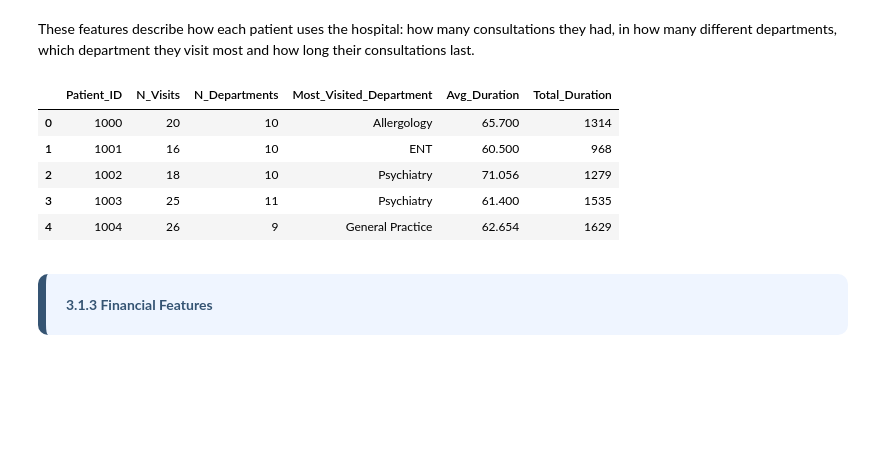
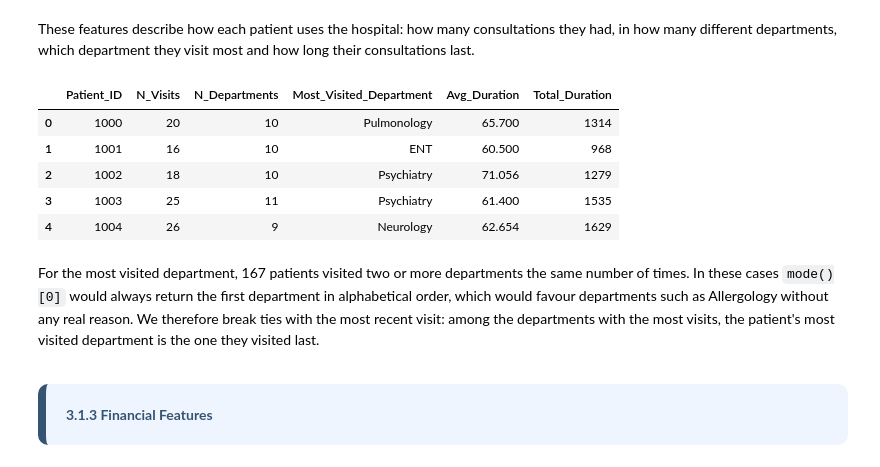
Before and after one commit to martim-dot/Preproc_2627, a Jupyter notebook: Notebook_Group16.ipynb, the cells around one changed output. Cells and saved outputs as stored; diff of their text form; code cells hidden in the pictures; blank space fills up the shorter version.

```diff
--- a/Notebook_Group16.ipynb
+++ b/Notebook_Group16.ipynb
@@ -601,6 +601,3 @@ We confirmed that all values in num_cols were already positive. Applying .abs()
-# %%
-for col in num_cols:
-    df_inconsistent[col] = df_inconsistent[col].abs()
 # %% [markdown]
 <a id="sec-2-4-2"></a>
 <div style="background-color:#EFF5FF; padding:20px; border-radius:10px; border-left:8px solid #355473; color:#355473;">
@@ -1257,18 +1257,24 @@ These features describe how each patient uses the hospital: how many consultatio
 # %%
 visits = df_cleaned.groupby('Patient ID').agg({
     'Visit Date': 'count',
-    'Department': ['nunique', lambda s: s.mode()[0]],
+    'Department': 'nunique',
     'Consultation Duration': ['mean', 'sum']
 }).reset_index()
-visits.columns = ['Patient_ID', 'N_Visits', 'N_Departments', 'Most_Visited_Department', 'Avg_Duration', 'Total_Duration']
+visits.columns = ['Patient_ID', 'N_Visits', 'N_Departments', 'Avg_Duration', 'Total_Duration']
+
+dept_stats = df_cleaned.groupby(['Patient ID', 'Department'], observed=True)['Visit Date'].agg(['size', 'max']).reset_index()
+most_visited = dept_stats.sort_values(['Patient ID', 'size', 'max']).groupby('Patient ID')['Department'].last()
+visits.insert(3, 'Most_Visited_Department', visits['Patient_ID'].map(most_visited).astype(str))
 visits.round(3).head()
 # %% [output]
 |  | Patient_ID | N_Visits | N_Departments | Most_Visited_Department | Avg_Duration | Total_Duration |
-| 0 | 1000 | 20 | 10 | Allergology | 65.700 | 1314 |
+| 0 | 1000 | 20 | 10 | Pulmonology | 65.700 | 1314 |
 | 1 | 1001 | 16 | 10 | ENT | 60.500 | 968 |
 | 2 | 1002 | 18 | 10 | Psychiatry | 71.056 | 1279 |
 | 3 | 1003 | 25 | 11 | Psychiatry | 61.400 | 1535 |
-| 4 | 1004 | 26 | 9 | General Practice | 62.654 | 1629 |
+| 4 | 1004 | 26 | 9 | Neurology | 62.654 | 1629 |
+# %% [markdown]
+For the most visited department, 167 patients visited two or more departments the same number of times. In these cases `mode()[0]` would always return the first department in alphabetical order, which would favour departments such as Allergology without any real reason. We therefore break ties with the most recent visit: among the departments with the most visits, the patient's most visited department is the one they visited last.
 # %% [markdown]
 <a id="sec-3-1-3"></a>
 <div style="background-color:#EFF5FF; padding:20px; border-radius:10px; border-left:8px solid #355473; color:#355473;">
```
Also changed, not shown: parts of 18 cells of this notebook.
